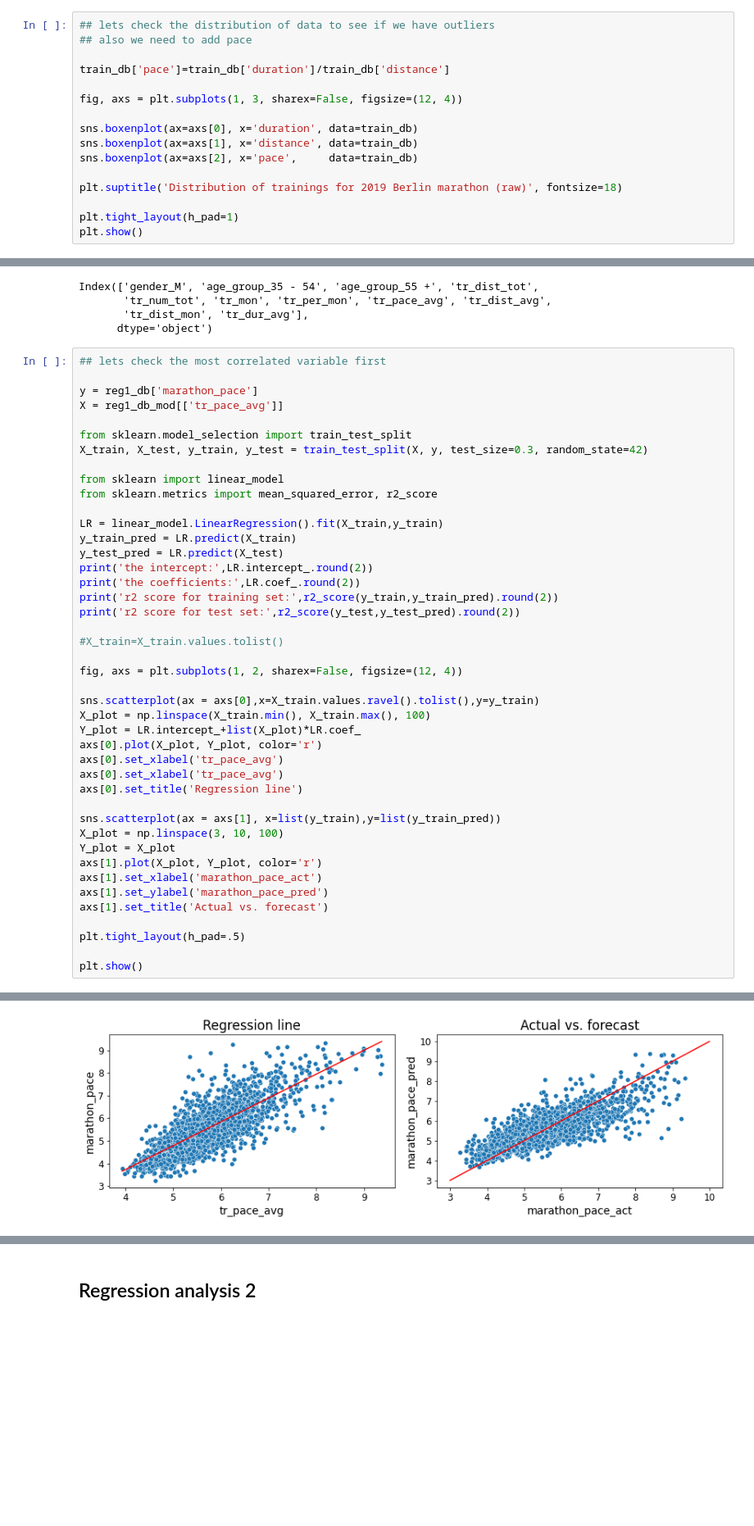
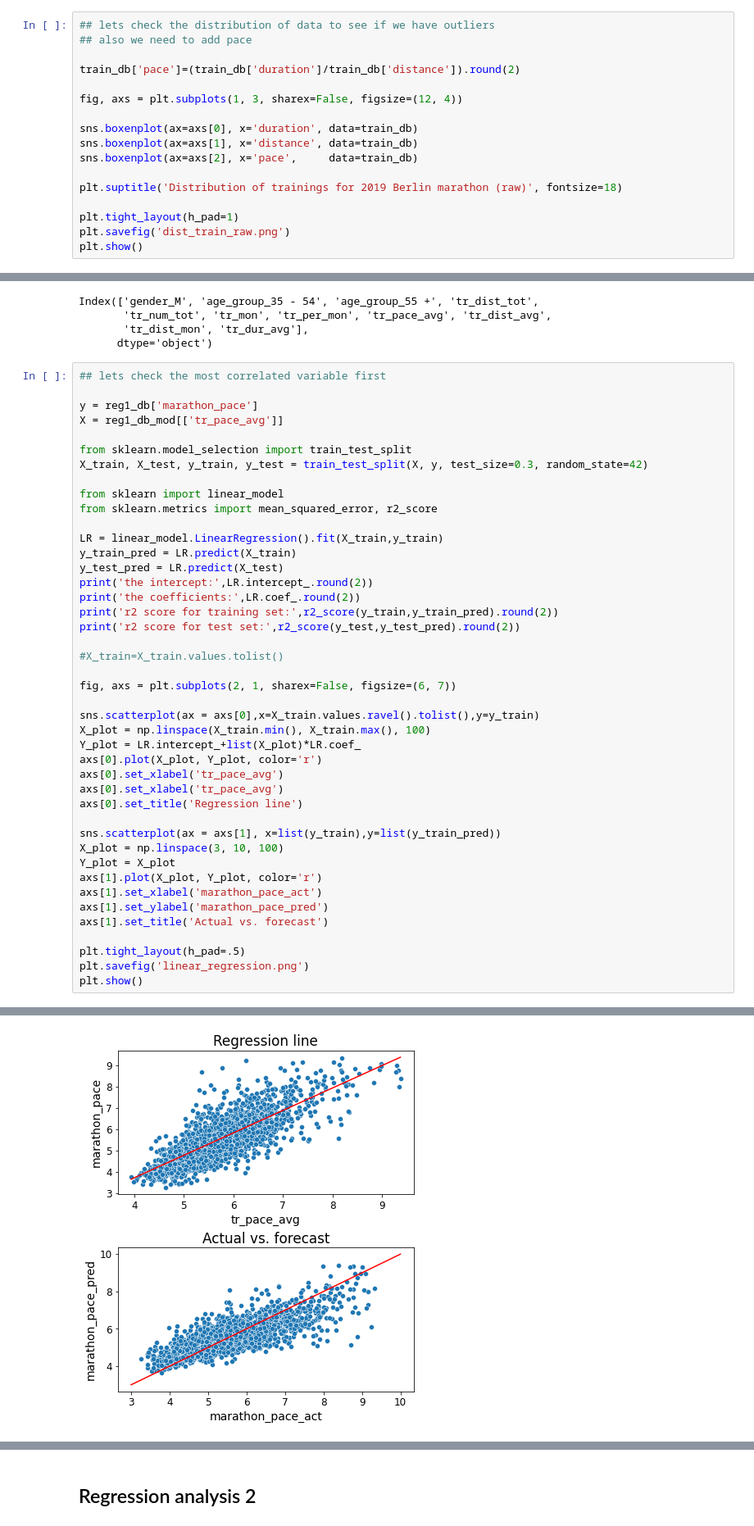
Before and after one commit to dmitry-an-git/ironhack_project_1, a Jupyter notebook: lab_marathon.ipynb, the cells around one changed output, grey strips where cells are left out. Shown at 82% size. Drawn from its saved outputs; the diff is of its cells as text; blank space fills up the shorter version.

```diff
--- a/lab_marathon.ipynb
+++ b/lab_marathon.ipynb
@@ -190,7 +192,7 @@ We have info abount 371661 trainings for 3788 participants of 2019 Berlin marath
 ## lets check the distribution of data to see if we have outliers
 ## also we need to add pace
 
-train_db['pace']=train_db['duration']/train_db['distance']
+train_db['pace']=(train_db['duration']/train_db['distance']).round(2)
 
 fig, axs = plt.subplots(1, 3, sharex=False, figsize=(12, 4))
 
@@ -201,6 +203,7 @@ sns.boxenplot(ax=axs[2], x='pace',     data=train_db)
 plt.suptitle('Distribution of trainings for 2019 Berlin marathon (raw)', fontsize=18)
 
 plt.tight_layout(h_pad=1)
+plt.savefig('dist_train_raw.png')
 plt.show()
 # %% [output]
 [figure]
@@ -606,36 +619,36 @@ print('the intercept:',LR.intercept_.round(2))
 print('the coefficients:',LR.coef_.round(2))
 print('r2 score for training set:',r2_score(y_train,y_train_pred).round(2))
 print('r2 score for test set:',r2_score(y_test,y_test_pred).round(2))
 
 #X_train=X_train.values.tolist()
 
-fig, axs = plt.subplots(1, 2, sharex=False, figsize=(12, 4))
+fig, axs = plt.subplots(2, 1, sharex=False, figsize=(6, 7))
 
 sns.scatterplot(ax = axs[0],x=X_train.values.ravel().tolist(),y=y_train)
 X_plot = np.linspace(X_train.min(), X_train.max(), 100)
 Y_plot = LR.intercept_+list(X_plot)*LR.coef_
 axs[0].plot(X_plot, Y_plot, color='r')
 axs[0].set_xlabel('tr_pace_avg')
 axs[0].set_xlabel('tr_pace_avg')
 axs[0].set_title('Regression line')
 
 sns.scatterplot(ax = axs[1], x=list(y_train),y=list(y_train_pred))
 X_plot = np.linspace(3, 10, 100)
 Y_plot = X_plot
 axs[1].plot(X_plot, Y_plot, color='r')
 axs[1].set_xlabel('marathon_pace_act')
 axs[1].set_ylabel('marathon_pace_pred')
 axs[1].set_title('Actual vs. forecast')
 
 plt.tight_layout(h_pad=.5)
-
+plt.savefig('linear_regression.png')
 plt.show()
 # %% [output]
 the intercept: -0.49
 the coefficients: [1.05]
 r2 score for training set: 0.64
 r2 score for test set: 0.61
-[figure, old version]
+[figure, new version]
 # %%
 ## lets check all other variables
 
```
Also changed, not shown: parts of 16 cells of this notebook, 2 other files.
